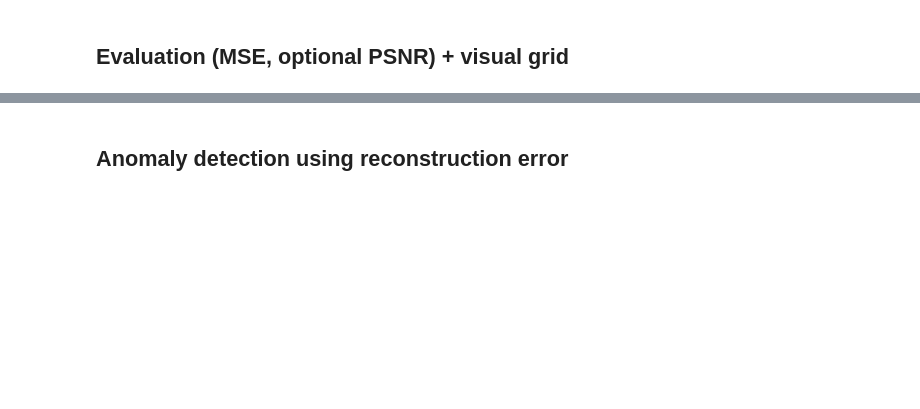
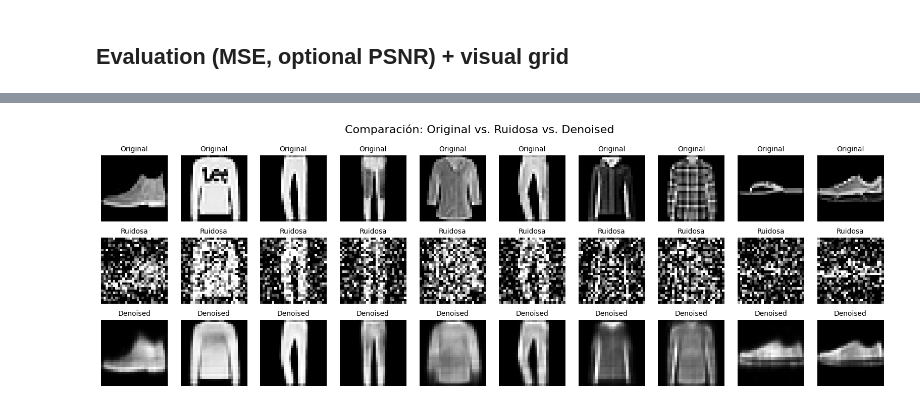
Before and after one commit to Pansocrates03/TC3007C, a Jupyter notebook: M2.deep-learning/act7-image-denoising/main.ipynb, the cells around one changed output, grey strips where cells are left out. Cells and saved outputs as stored; diff of their text form; code cells hidden in the pictures; blank space fills up the shorter version.

```diff
--- a/M2.deep-learning/act7-image-denoising/main.ipynb
+++ b/M2.deep-learning/act7-image-denoising/main.ipynb
@@ -72,7 +96,12 @@ Epoch 10/10
 # Training with callbacks to save the best model
 from tensorflow.keras.callbacks import ModelCheckpoint
 checkpoint = ModelCheckpoint('best_dense_autoencoder.h5', monitor='val_loss', save_best_only=True, mode='min')
-dense_autoencoder.fit(x_train, x_train, epochs=50, batch_size=256, shuffle=True, validation_data=(x_test, x_test), callbacks=[checkpoint])
+dense_autoencoder.fit(x_train_noisy, x_train,
+                      epochs=50,
+                      batch_size=256,
+                      shuffle=True,
+                      validation_data=(x_test_noisy, x_test),
+                      callbacks=[checkpoint])
 dense_autoencoder.load_weights('best_dense_autoencoder.h5')
 decoded_imgs = dense_autoencoder.predict(x_test)
 
@@ -111,7 +142,34 @@ WARNING:absl:You are saving your model as an HDF5 file via `model.save()` or `ke
 ## Evaluation (MSE, optional PSNR) + visual grid
 # %%
 # Evaluate the model with MSE loss
-
 loss = dense_autoencoder.evaluate(x_test, x_test)
 print(f'Test Loss: {loss}')
+
+decoded_imgs = dense_autoencoder.predict(x_test_noisy)
+
+# 2. Configurar la visualización
+n = 10  # Número de imágenes a mostrar
+plt.figure(figsize=(20, 6)) # Aumentamos la altura de la figura a 6 para 3 filas
+
+for i in range(n):
+    # Fila 1: Imagen Original (Limpia)
+    ax = plt.subplot(3, n, i + 1)
+    plt.imshow(x_test[i].reshape(28, 28), cmap='gray')
+    ax.set_title("Original", fontsize=10)
+    plt.axis('off')
+
+    # Fila 2: Imagen con Ruido (Entrada al Autoencoder)
+    ax = plt.subplot(3, n, n + i + 1) # Desplaza n posiciones para la 2ª fila
+    plt.imshow(x_test_noisy[i].reshape(28, 28), cmap='gray')
+    ax.set_title("Ruidosa", fontsize=10)
+    plt.axis('off')
+
+    # Fila 3: Imagen Denoised (Salida del Autoencoder)
+    ax = plt.subplot(3, n, 2*n + i + 1) # Desplaza 2*n posiciones para la 3ª fila
+    plt.imshow(decoded_imgs[i].reshape(28, 28), cmap='gray')
+    ax.set_title("Denoised", fontsize=10)
+    plt.axis('off')
+
+plt.suptitle("Comparación: Original vs. Ruidosa vs. Denoised", fontsize=16)
+plt.show()
 # %% [output]
@@ -120,4 +179,3 @@ Test Loss: 0.26859959959983826
+[figure, added]
-# %% [markdown]
-## Anomaly detection using reconstruction error
 # %% [markdown]
 ## Conclusions & insights
```
Also changed, not shown: parts of 6 cells of this notebook, 3 other files.
